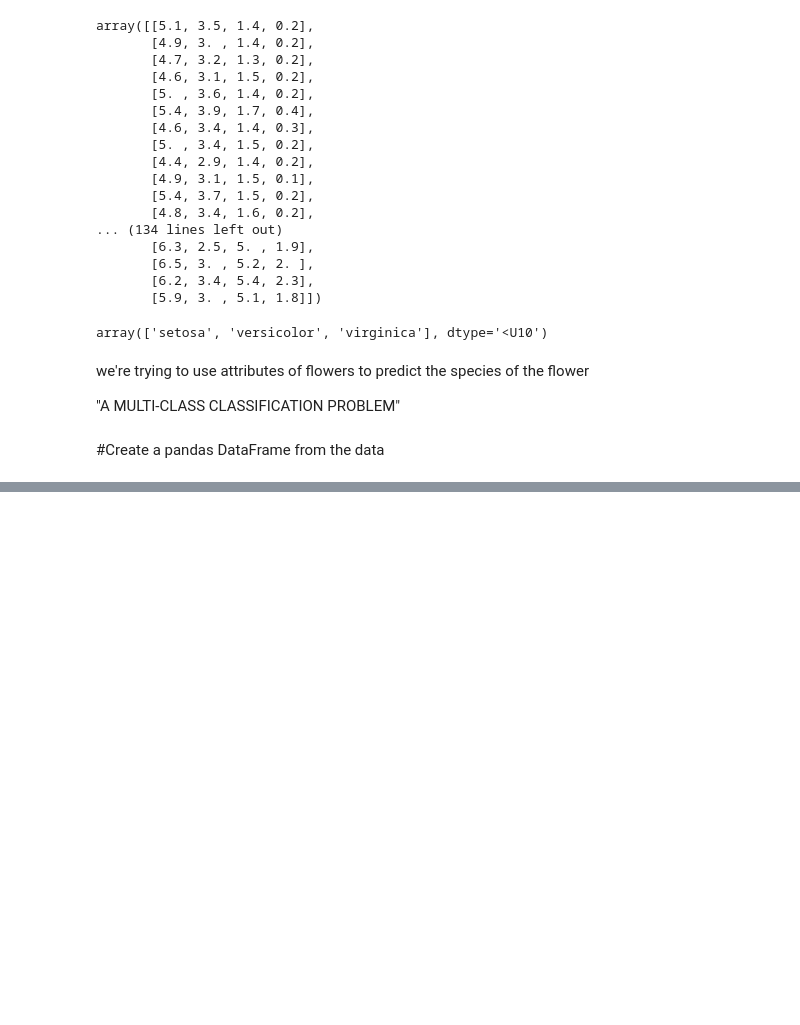
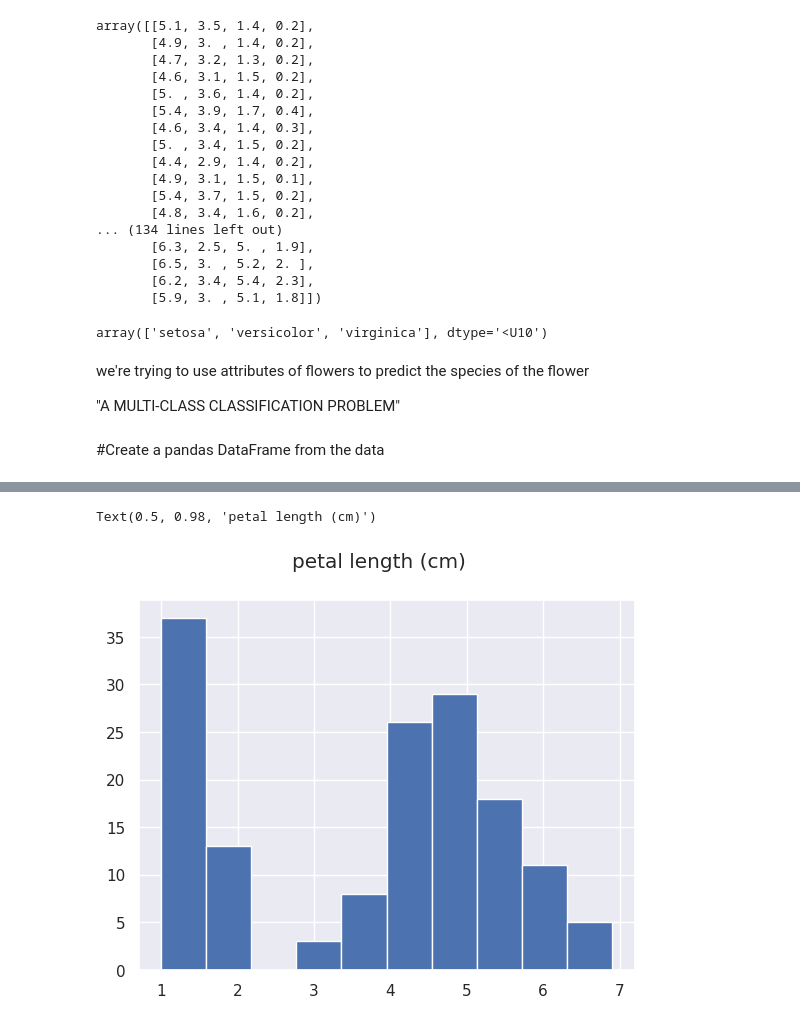
Before and after one commit to NetizenCodes/-netizen-ai-notebook, a Jupyter notebook: ML_iris_flower_project.ipynb, the cells around one changed output, grey strips where cells are left out. Cells and saved outputs as stored; diff of their text form; code cells hidden in the pictures; blank space fills up the shorter version.

```diff
--- a/ML_iris_flower_project.ipynb
+++ b/ML_iris_flower_project.ipynb
@@ -79,0 +132,6 @@ df=pd.DataFrame(data["data"], columns=data["feature_names"])
+# %%
+df["petal length (cm)"].hist()
+plt.suptitle("petal length (cm)")
+# %% [output]
+Text(0.5, 0.98, 'petal length (cm)')
+[figure, added]
```
Also changed, not shown: parts of 15 cells of this notebook.
